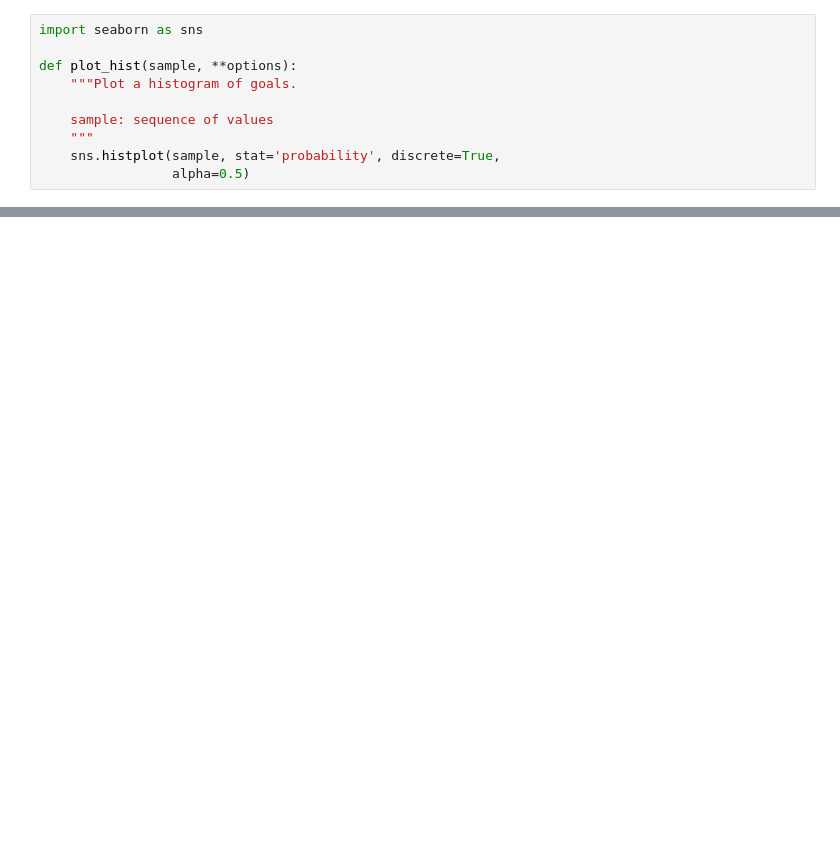
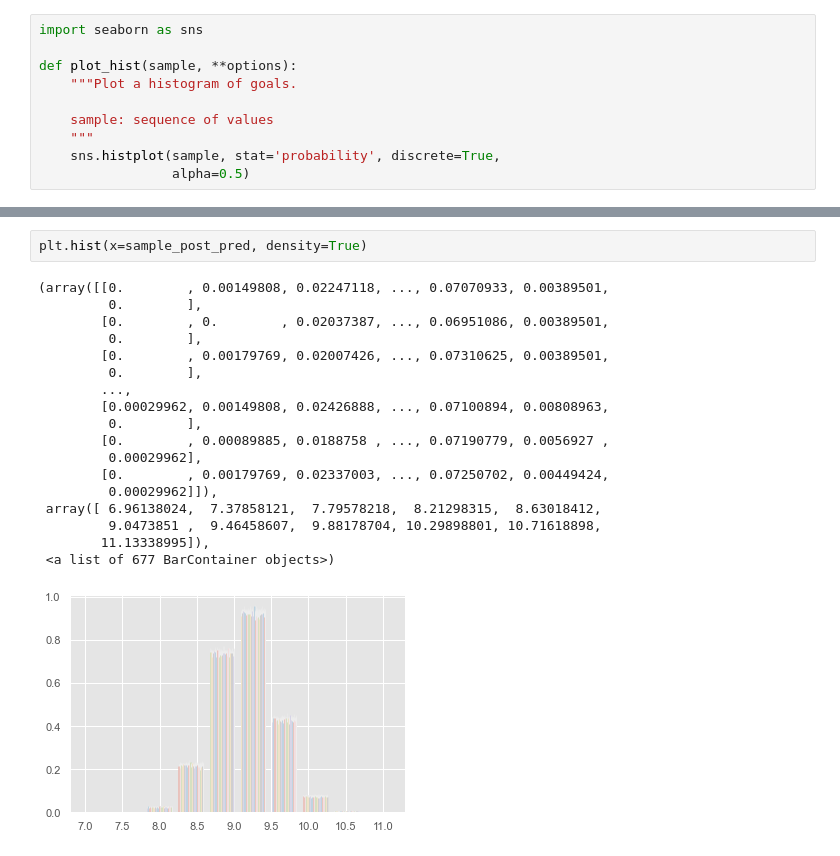
Before and after one commit to CassandraCalciano/data102---final-project, a Jupyter notebook: PPD.ipynb, the cells around one changed output, grey strips where cells are left out. Saved outputs shown, nothing was run; the diff lists cells and outputs as text; blank space fills up the shorter version.

```diff
--- a/PPD.ipynb
+++ b/PPD.ipynb
@@ -208,3 +199,24 @@ sample_post_pred.mean()
+# %%
+plt.hist(x=sample_post_pred, density=True)
+# %% [output]
+(array([[0.        , 0.00149808, 0.02247118, ..., 0.07070933, 0.00389501,
+         0.        ],
+        [0.        , 0.        , 0.02037387, ..., 0.06951086, 0.00389501,
+         0.        ],
+        [0.        , 0.00179769, 0.02007426, ..., 0.07310625, 0.00389501,
+         0.        ],
+        ...,
+        [0.00029962, 0.00149808, 0.02426888, ..., 0.07100894, 0.00808963,
+         0.        ],
+        [0.        , 0.00089885, 0.0188758 , ..., 0.07190779, 0.0056927 ,
+         0.00029962],
+        [0.        , 0.00179769, 0.02337003, ..., 0.07250702, 0.00449424,
+         0.00029962]]),
+ array([ 6.96138024,  7.37858121,  7.79578218,  8.21298315,  8.63018412,
+         9.0473851 ,  9.46458607,  9.88178704, 10.29898801, 10.71618898,
+        11.13338995]),
+ <a list of 677 BarContainer objects>)
+[figure, added]
 # %%
 plot_hist(sample_post_pred, label='posterior pred')
 # %% [output]
```
Also changed, not shown: parts of 10 cells of this notebook, 2 other files.
